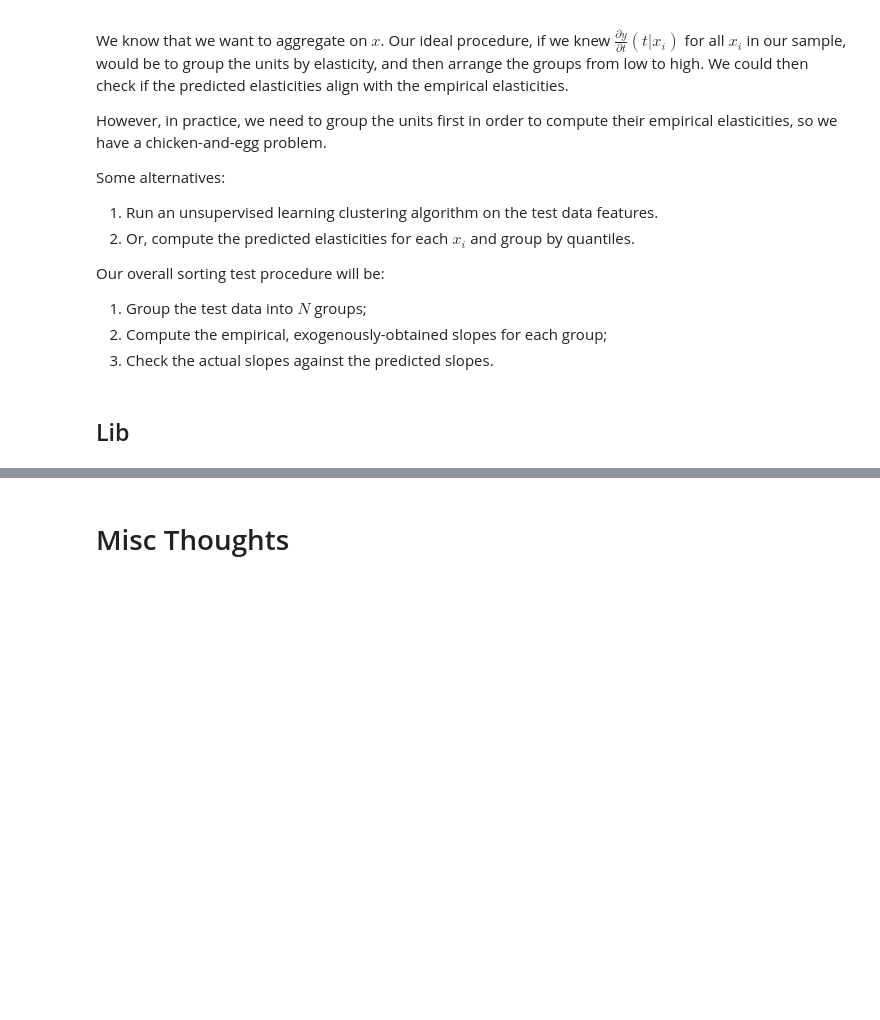
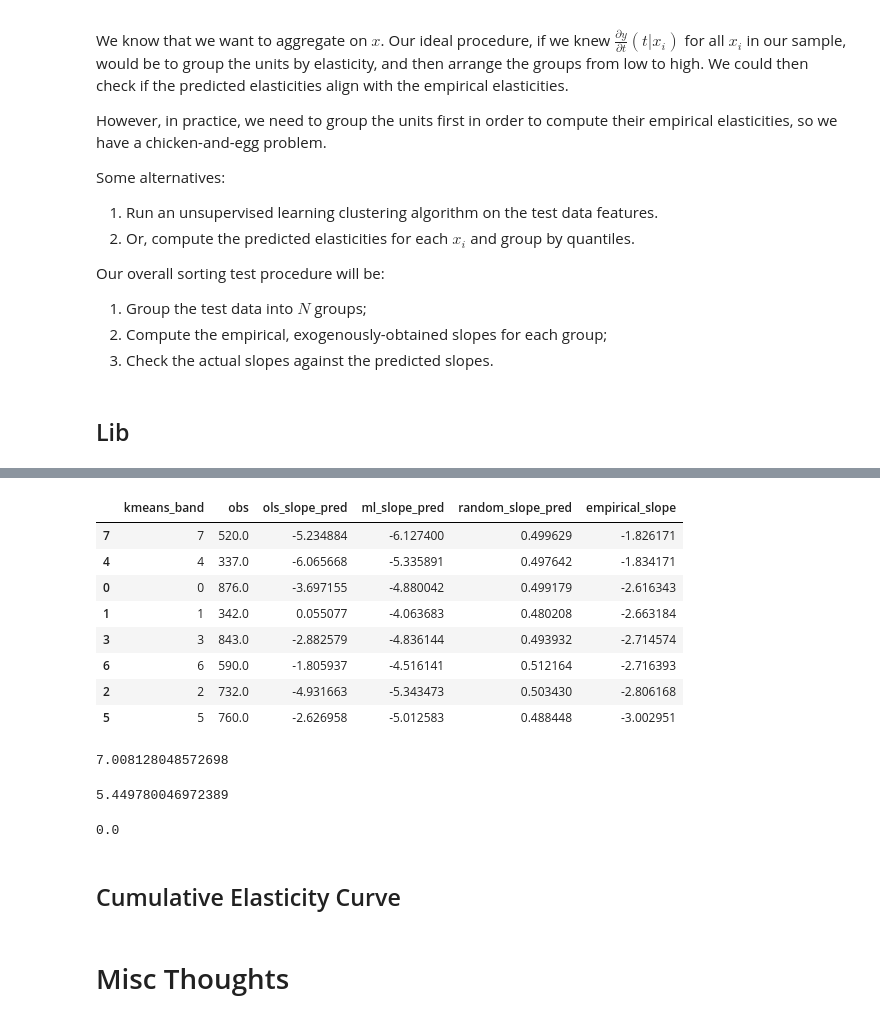
Before and after one commit to dzhang203/tell_me_why, a Jupyter notebook: notebooks/mf-19-evaluating-causal-models.ipynb, the cells around one changed output, grey strips where cells are left out. Drawn from its saved outputs; the diff is of its cells as text; code cells hidden in the pictures; blank space fills up the shorter version.

```diff
--- a/notebooks/mf-19-evaluating-causal-models.ipynb
+++ b/notebooks/mf-19-evaluating-causal-models.ipynb
@@ -202,0 +263,15 @@ Name: ml_slope_band, dtype: int64
+# %%
+kmeans = (
+    KMeans(init='k-means++', n_clusters=8, n_init=4, random_state=0)
+    .fit(prices_exog_pred[[
+        'temp',
+        'weekday',
+        'cost'
+    ]])
+)
+# %%
+prices_exog_pred['kmeans_band'] = kmeans.predict(prices_exog_pred[[
+    'temp',
+    'weekday',
+    'cost'
+]])
@@ -203,3 +290,38 @@ Name: ml_slope_band, dtype: int64
+# %%
+kmeans_grouped = (
+    prices_exog_pred
+    .groupby(['kmeans_band'])
+    .apply(calc_all_slopes)
+    .reset_index()
+)
+# %%
+kmeans_grouped = kmeans_grouped.sort_values(by='empirical_slope', ascending=False)
+# %%
+kmeans_grouped
+# %% [output]
+|  | kmeans_band | obs | ols_slope_pred | ml_slope_pred | random_slope_pred | empirical_slope |
+| 7 | 7 | 520.0 | -5.234884 | -6.127400 | 0.499629 | -1.826171 |
+| 4 | 4 | 337.0 | -6.065668 | -5.335891 | 0.497642 | -1.834171 |
+| 0 | 0 | 876.0 | -3.697155 | -4.880042 | 0.499179 | -2.616343 |
+| 1 | 1 | 342.0 | 0.055077 | -4.063683 | 0.480208 | -2.663184 |
+| 3 | 3 | 843.0 | -2.882579 | -4.836144 | 0.493932 | -2.714574 |
+| 6 | 6 | 590.0 | -1.805937 | -4.516141 | 0.512164 | -2.716393 |
+| 2 | 2 | 732.0 | -4.931663 | -5.343473 | 0.503430 | -2.806168 |
+| 5 | 5 | 760.0 | -2.626958 | -5.012583 | 0.488448 | -3.002951 |
+# %%
+compute_slope_mse(kmeans_grouped, 'ml_slope_pred')
+# %% [output]
+7.008128048572698
+# %%
+compute_slope_mse(kmeans_grouped, 'ols_slope_pred')
+# %% [output]
+5.449780046972389
+# %%
+compute_slope_mse(kmeans_grouped, 'empirical_slope')
+# %% [output]
+0.0
+# %% [markdown]
+## Cumulative Elasticity Curve
 # %% [markdown]
 # Misc Thoughts
 # %% [markdown]
```
Also changed, not shown: parts of 25 cells of this notebook.
